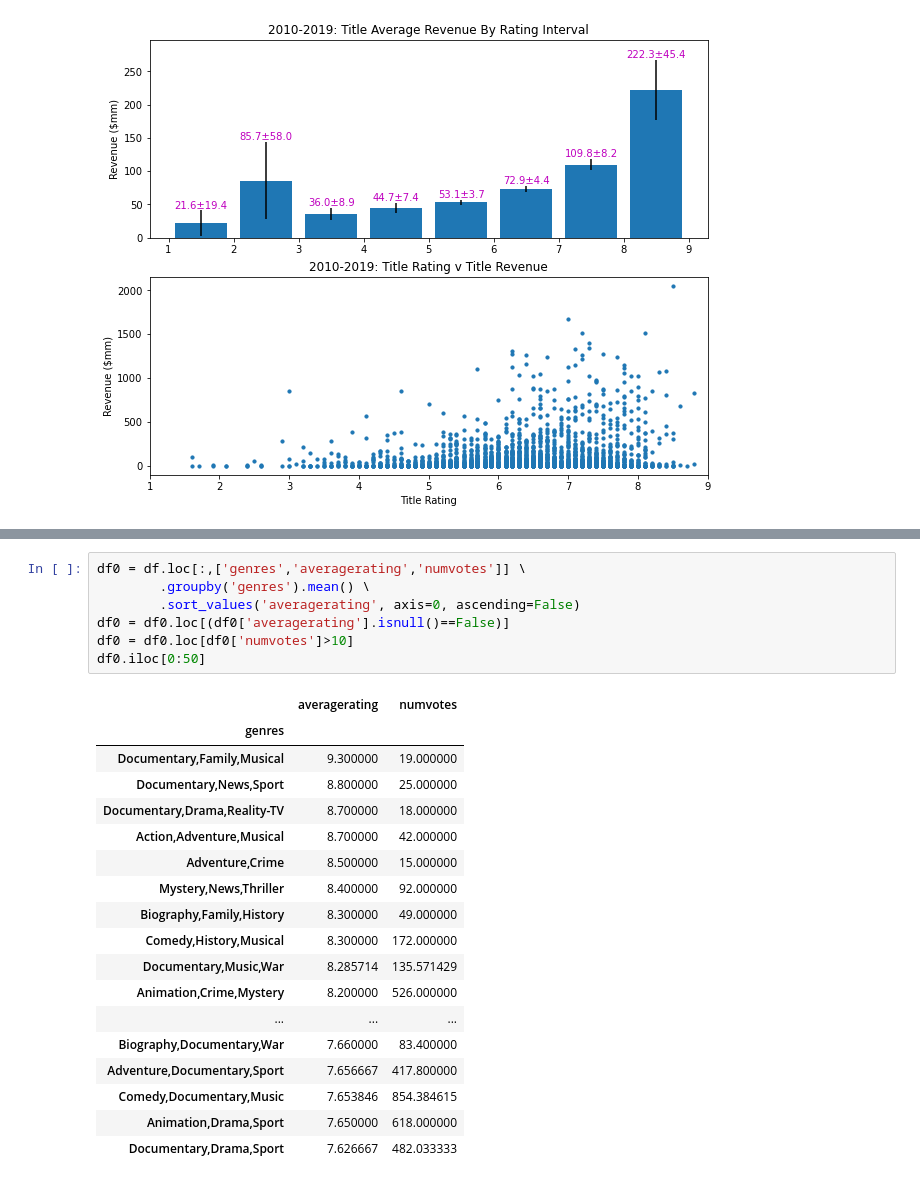
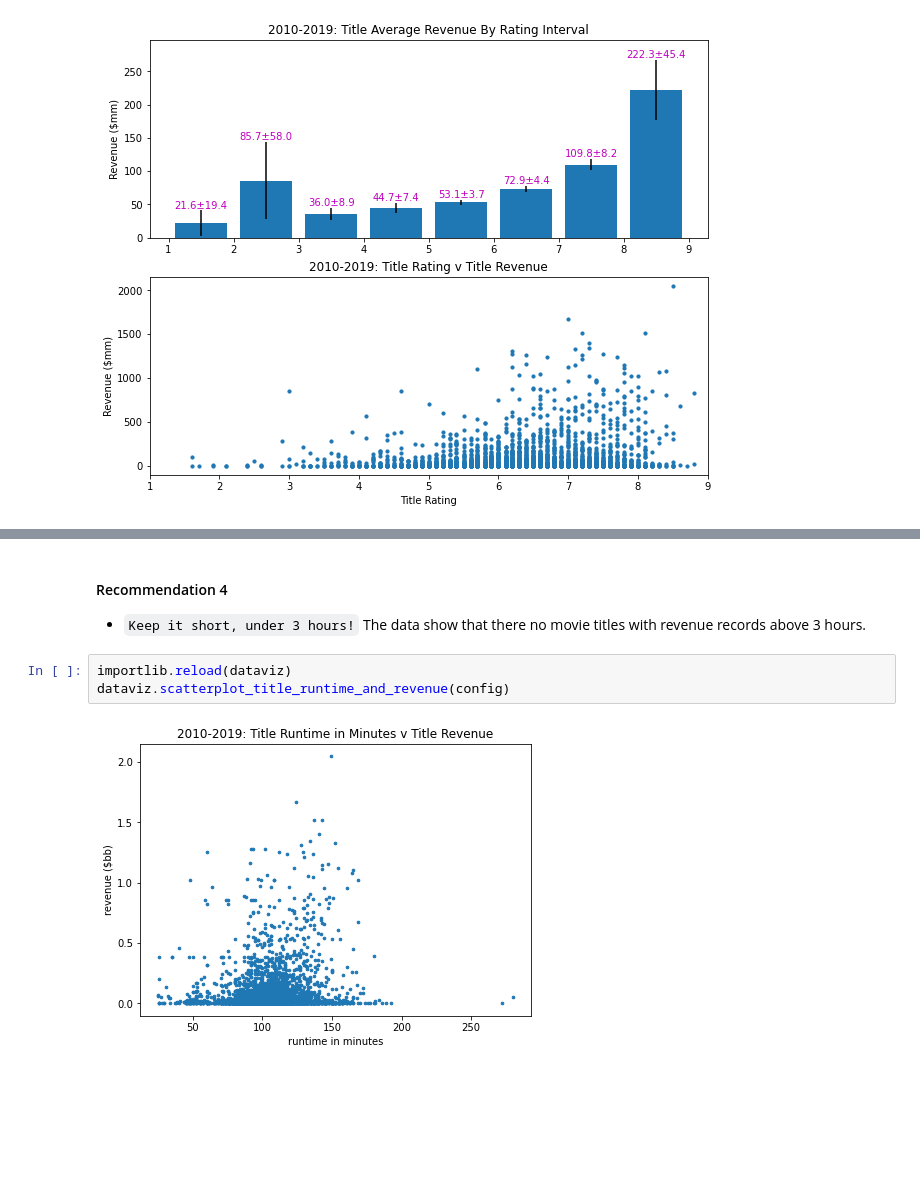
Before and after one commit to ds2012-flatiron/dsc-phase-1-project, a Jupyter notebook: student.ipynb, the cells around one changed output, grey strips where cells are left out. Cells and saved outputs as stored; diff of their text form; blank space fills up the shorter version.

```diff
--- a/student.ipynb
+++ b/student.ipynb
@@ -231,26 +172,8 @@ Name: genres, dtype: int64
-# %%
-df0 = df.loc[:,['genres','averagerating','numvotes']] \
-        .groupby('genres').mean() \
-        .sort_values('averagerating', axis=0, ascending=False)
-df0 = df0.loc[(df0['averagerating'].isnull()==False)]
-df0 = df0.loc[df0['numvotes']>10]
-df0.iloc[0:50]
-# %% [output]
-|  | averagerating | numvotes |
-| genres |  |  |
-| Documentary,Family,Musical | 9.300000 | 19.000000 |
-| Documentary,News,Sport | 8.800000 | 25.000000 |
-| Documentary,Drama,Reality-TV | 8.700000 | 18.000000 |
-| Action,Adventure,Musical | 8.700000 | 42.000000 |
-| Adventure,Crime | 8.500000 | 15.000000 |
-| Mystery,News,Thriller | 8.400000 | 92.000000 |
-| Biography,Family,History | 8.300000 | 49.000000 |
-| Comedy,History,Musical | 8.300000 | 172.000000 |
-| Documentary,Music,War | 8.285714 | 135.571429 |
-| Animation,Crime,Mystery | 8.200000 | 526.000000 |
-| ... | ... | ... |
-| Biography,Documentary,War | 7.660000 | 83.400000 |
-| Adventure,Documentary,Sport | 7.656667 | 417.800000 |
-| Comedy,Documentary,Music | 7.653846 | 854.384615 |
-| Animation,Drama,Sport | 7.650000 | 618.000000 |
-| Documentary,Drama,Sport | 7.626667 | 482.033333 |
+# %% [markdown]
+#### Recommendation 4
+* `Keep it short, under 3 hours!` The data show that there no movie titles with revenue records above 3 hours.
+# %%
+importlib.reload(dataviz)
+dataviz.scatterplot_title_runtime_and_revenue(config)
+# %% [output]
+[figure, added]
```
Also changed, not shown: parts of 4 cells of this notebook, 2 other files.
